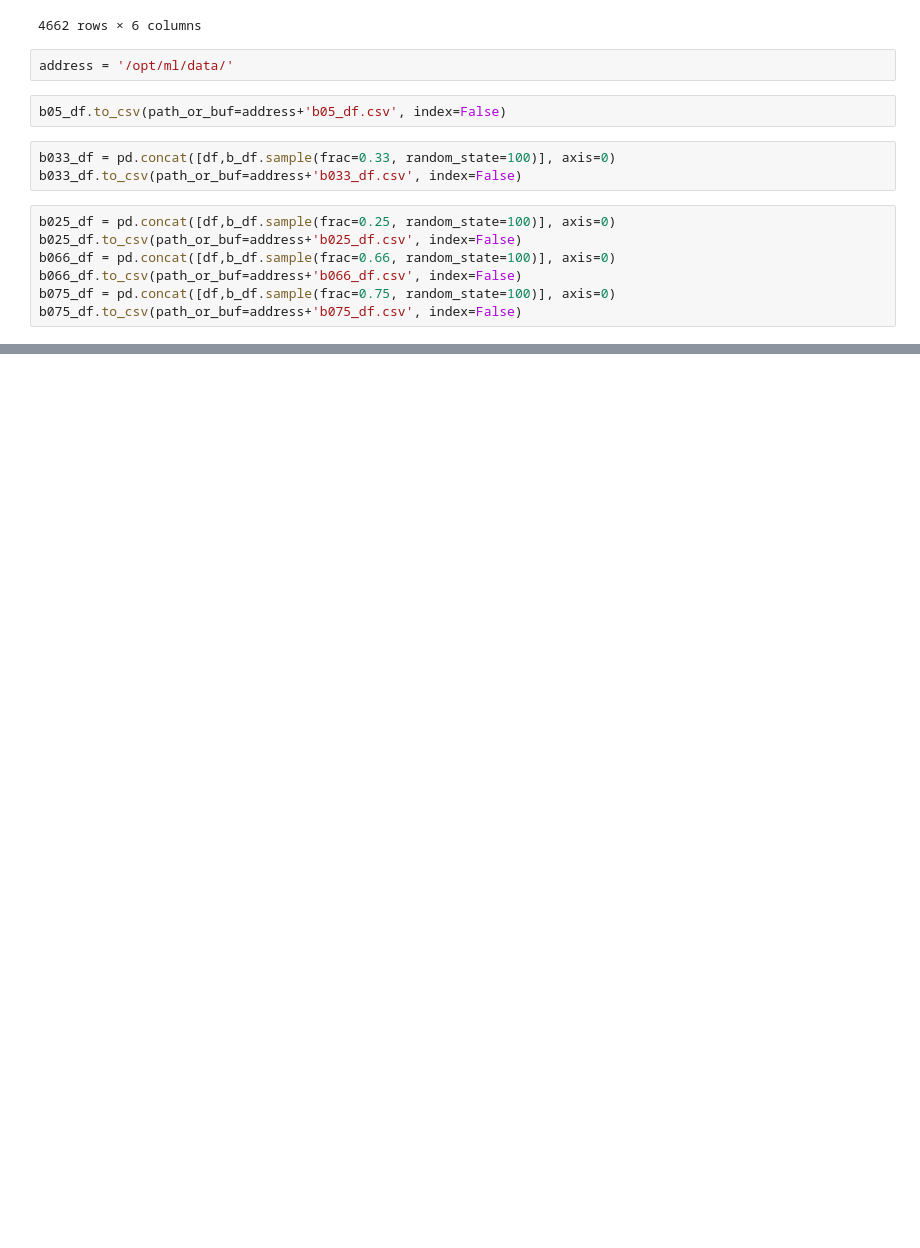
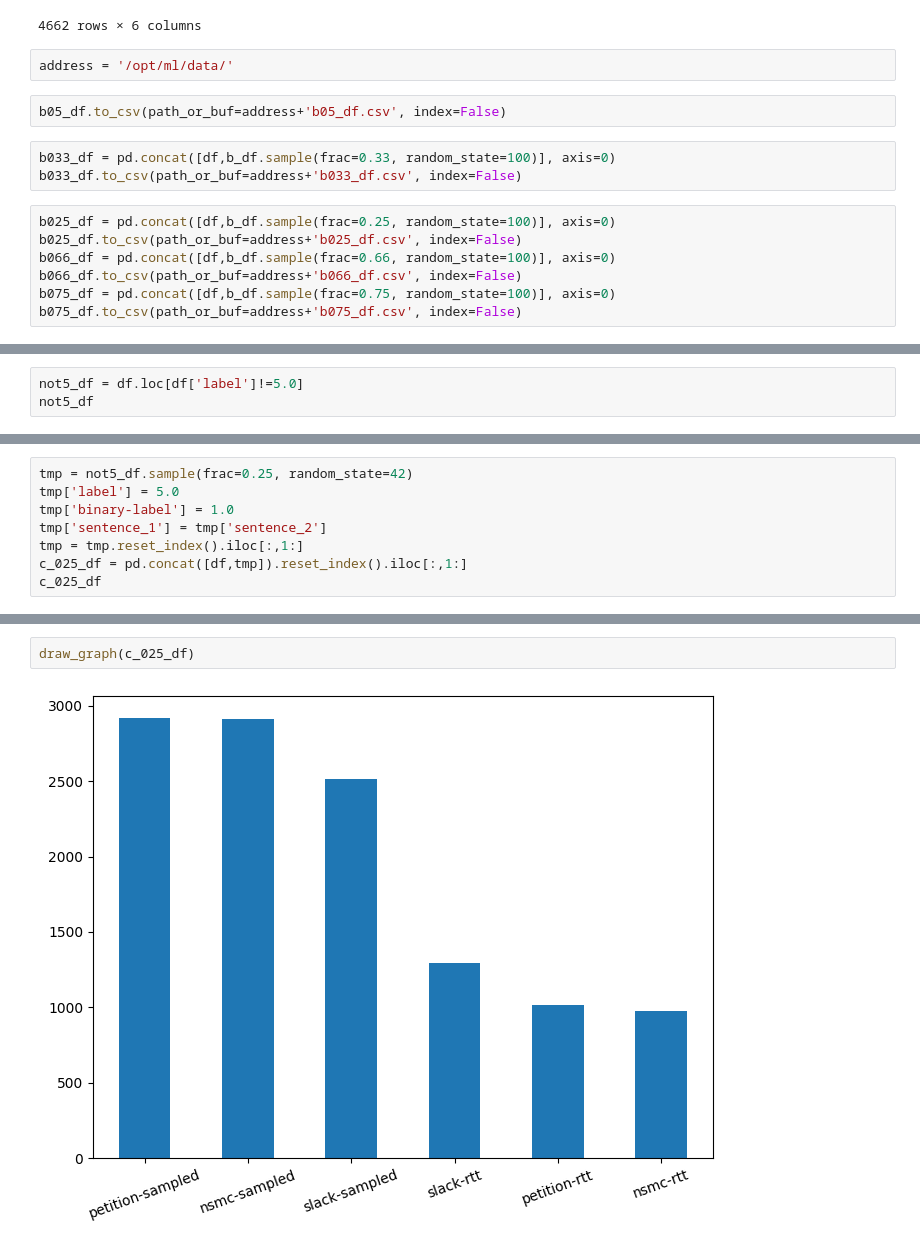
Before and after one commit to JdRion/Semantic-Textual-Similarity, a Jupyter notebook: EDA.ipynb, the cells around one changed output, grey strips where cells are left out. Cells and saved outputs as stored; diff of their text form; blank space fills up the shorter version.

```diff
--- a/EDA.ipynb
+++ b/EDA.ipynb
@@ -352,0 +373,3 @@ b075_df.to_csv(path_or_buf=address+'b075_df.csv', index=False)
+# %%
+not5_df = df.loc[df['label']!=5.0]
+not5_df
@@ -352,0 +537,8 @@ b075_df.to_csv(path_or_buf=address+'b075_df.csv', index=False)
+# %%
+tmp = not5_df.sample(frac=0.25, random_state=42)
+tmp['label'] = 5.0
+tmp['binary-label'] = 1.0
+tmp['sentence_1'] = tmp['sentence_2']
+tmp = tmp.reset_index().iloc[:,1:]
+c_025_df = pd.concat([df,tmp]).reset_index().iloc[:,1:]
+c_025_df
@@ -352,0 +559,4 @@ b075_df.to_csv(path_or_buf=address+'b075_df.csv', index=False)
+# %%
+draw_graph(c_025_df)
+# %% [output]
+[figure, added]
```
Also changed, not shown: parts of 75 cells of this notebook, 2 other files.
